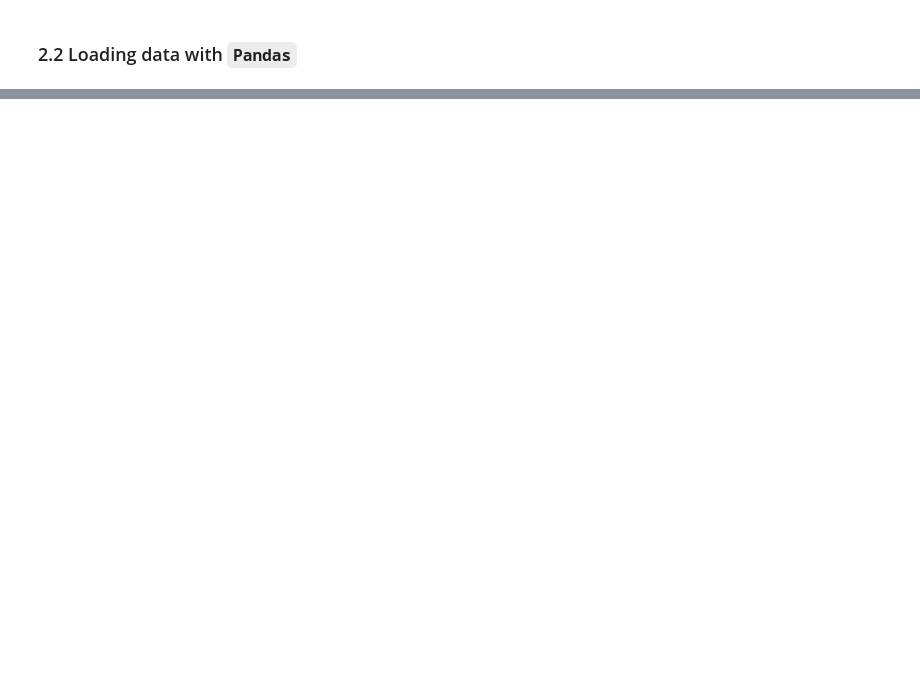
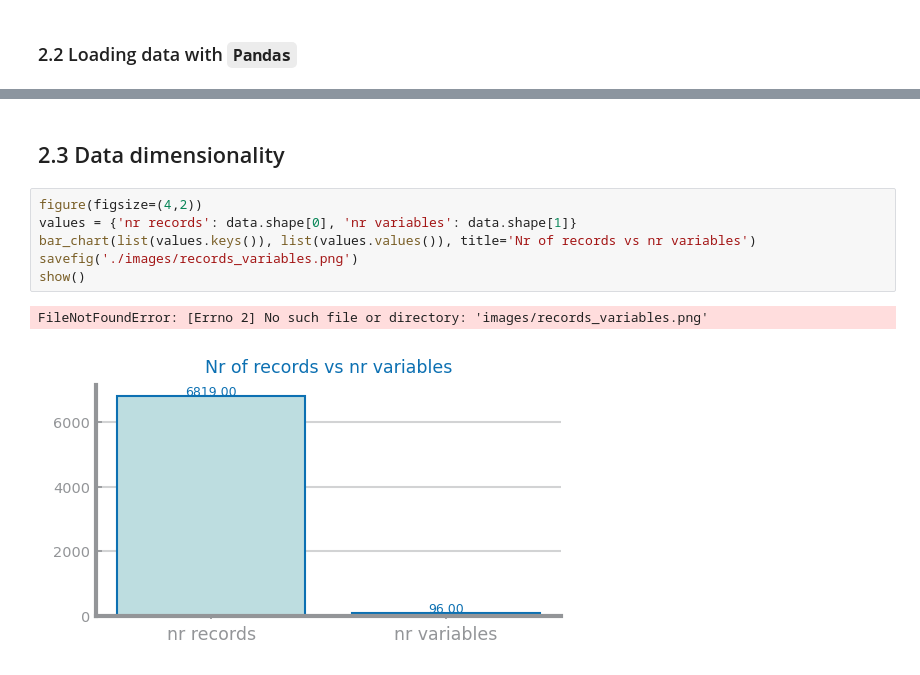
Before and after one commit to josetapadas/dash_101, a Jupyter notebook: Taiwan_Company_Bankruptcy_Prediction.ipynb, the cells around one changed output, grey strips where cells are left out. Saved outputs shown, nothing was run; the diff lists cells and outputs as text; blank space fills up the shorter version.

Commit message:
updated dependancies and added initial data profiling

```diff
--- a/Taiwan_Company_Bankruptcy_Prediction.ipynb
+++ b/Taiwan_Company_Bankruptcy_Prediction.ipynb
@@ -93,3 +44,14 @@ data.describe()
 | 75% | 0.000000 | 0.535563 | 0.589157 | 0.584105 | 0.613914 | ... |
 | max | 1.000000 | 1.000000 | 1.000000 | 1.000000 | 1.000000 | ... |
 8 rows × 96 columns
+# %% [markdown]
+## 2.3 Data dimensionality
+# %%
+figure(figsize=(4,2))
+values = {'nr records': data.shape[0], 'nr variables': data.shape[1]}
+bar_chart(list(values.keys()), list(values.values()), title='Nr of records vs nr variables')
+savefig('./images/records_variables.png')
+show()
+# %% [output]
+FileNotFoundError: [Errno 2] No such file or directory: 'images/records_variables.png'
+[figure, added]
```
Also changed, not shown: parts of 3 cells of this notebook, 4 other files.
